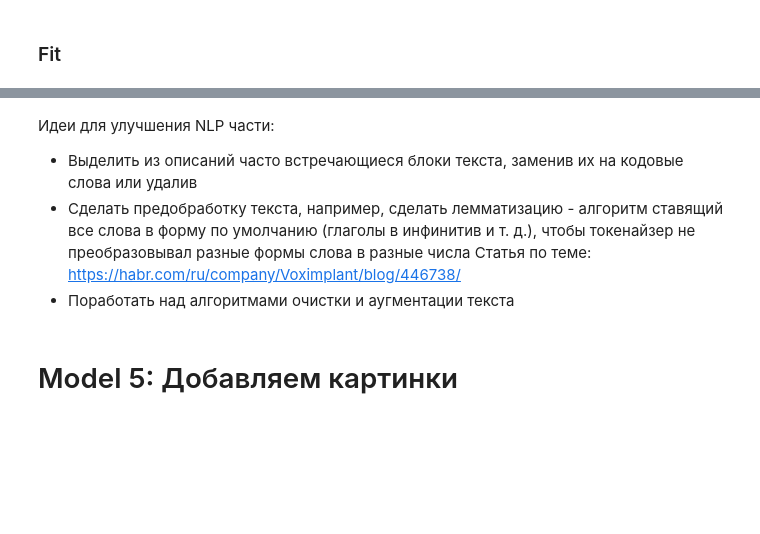
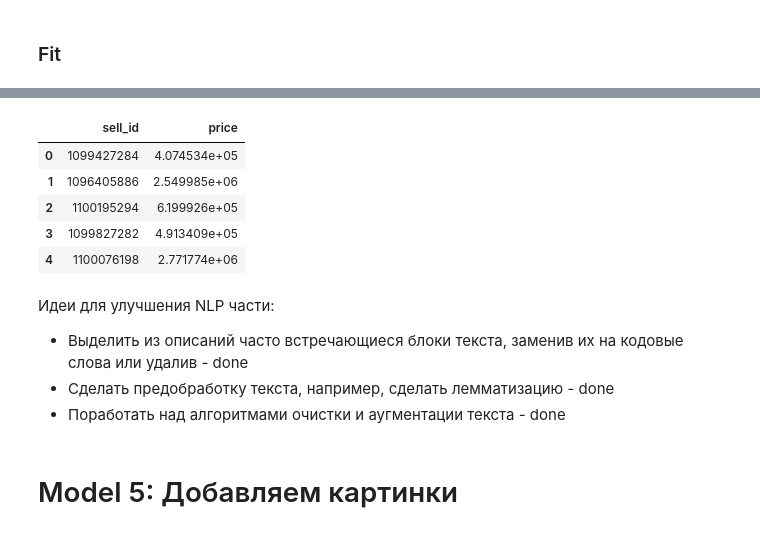
Before and after one commit to alex-sokolov2011/pet-projects, a Jupyter notebook: module_8/kaggle_rds8_Car_Price_prediction_Part2_Sokolov_.ipynb, the cells around one changed output, grey strips where cells are left out. Saved outputs shown, nothing was run; the diff lists cells and outputs as text; code cells hidden in the pictures; blank space fills up the shorter version.

```diff
--- a/module_8/kaggle_rds8_Car_Price_prediction_Part2_Sokolov_.ipynb
+++ b/module_8/kaggle_rds8_Car_Price_prediction_Part2_Sokolov_.ipynb
@@ -768,10 +970,10 @@ model_nlp.add(L.Dropout(0.25))
 ### MLP
 # %%
 model_mlp = Sequential()
-model_mlp.add(L.Dense(512, input_dim=X_train.shape[1], activation="relu"))
-model_mlp.add(L.Dropout(0.5))
-model_mlp.add(L.Dense(256, activation="relu"))
-model_mlp.add(L.Dropout(0.5))
+model_mlp.add(L.Dense(1024, input_dim=X_train.shape[1], activation="relu"))
+model_mlp.add(L.Dropout(0.7))
+model_mlp.add(L.Dense(512, activation="relu"))
+model_mlp.add(L.Dropout(0.7))
 # %% [markdown]
 ### Multiple Inputs NN
 # %%
@@ -786,16 +1006,16 @@ model.summary()
 # %% [markdown]
 ### Fit
 # %%
-optimizer = tf.keras.optimizers.Adam(0.01)
+optimizer = tf.keras.optimizers.Adam(lr=0.006, amsgrad=True)
 model.compile(loss='MAPE',optimizer=optimizer, metrics=['MAPE'])
 # %%
 checkpoint = ModelCheckpoint('../working/best_model.hdf5', monitor=['val_MAPE'], verbose=0, mode='min')
-earlystop = EarlyStopping(monitor='val_MAPE', patience=10, restore_best_weights=True,)
+earlystop = EarlyStopping(monitor='val_MAPE', patience=20, restore_best_weights=True, verbose=1)
 callbacks_list = [checkpoint, earlystop]
 # %%
 history = model.fit([text_train_sequences, X_train], y_train,
                     batch_size=512,
-                    epochs=500, # фактически мы обучаем пока EarlyStopping не остановит обучение
+                    epochs=600, # фактически мы обучаем пока EarlyStopping не остановит обучение
                     validation_data=([text_test_sequences, X_test], y_test),
                     callbacks=callbacks_list
                    )
@@ -814,12 +1056,20 @@ print(f"TEST mape: {(mape(y_test, test_predict_nn2[:,0]))*100:0.2f}%")
 sub_predict_nn2 = model.predict([text_sub_sequences, X_sub])
 sample_submission['price'] = sub_predict_nn2[:,0]
 sample_submission.to_csv('nn2_submission.csv', index=False)
+# %%
+sample_submission.head()
+# %% [output]
+|  | sell_id | price |
+| 0 | 1099427284 | 4.074534e+05 |
+| 1 | 1096405886 | 2.549985e+06 |
+| 2 | 1100195294 | 6.199926e+05 |
+| 3 | 1099827282 | 4.913409e+05 |
+| 4 | 1100076198 | 2.771774e+06 |
 # %% [markdown]
 Идеи для улучшения NLP части:
-* Выделить из описаний часто встречающиеся блоки текста, заменив их на кодовые слова или удалив
-* Сделать предобработку текста, например, сделать лемматизацию - алгоритм ставящий все слова в форму по умолчанию (глаголы в инфинитив и т. д.), чтобы токенайзер не преобразовывал разные формы слова в разные числа
-Статья по теме: https://habr.com/ru/company/Voximplant/blog/446738/
-* Поработать над алгоритмами очистки и аугментации текста
+* Выделить из описаний часто встречающиеся блоки текста, заменив их на кодовые слова или удалив - done
+* Сделать предобработку текста, например, сделать лемматизацию - done
+* Поработать над алгоритмами очистки и аугментации текста - done
 # %% [markdown]
 # Model 5: Добавляем картинки
 # %% [markdown]
```
Also changed, not shown: parts of 57 cells of this notebook.
